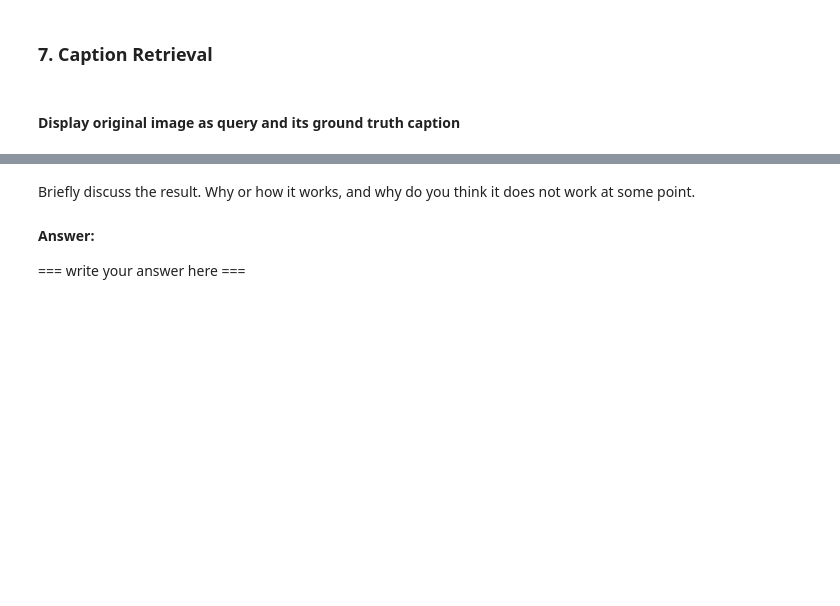
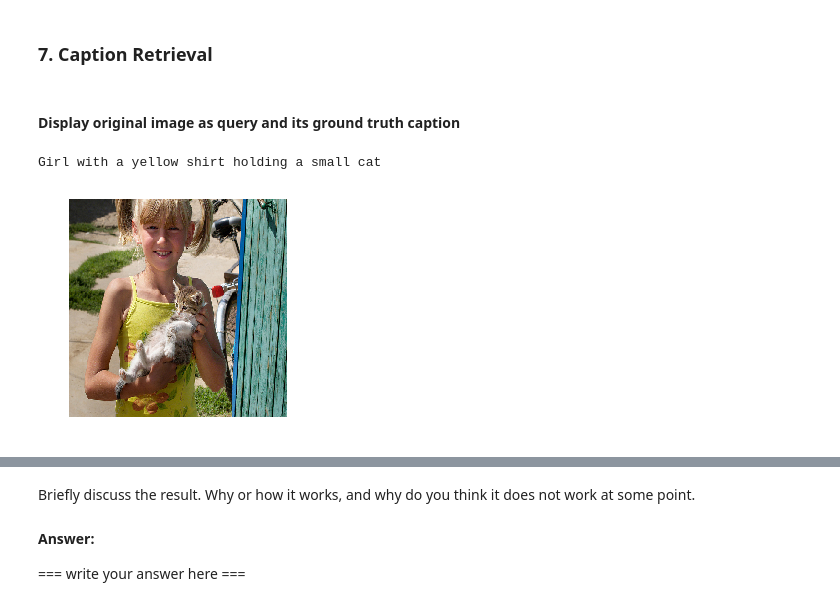
Before and after one commit to diederikw/DaphneDiederikTeam, a Jupyter notebook: Assignment 3/Assignment-3.3.ipynb, the cells around one changed output, grey strips where cells are left out. Cells and saved outputs as stored; diff of their text form; code cells hidden in the pictures; blank space fills up the shorter version.

```diff
--- a/Assignment 3/Assignment-3.3.ipynb
+++ b/Assignment 3/Assignment-3.3.ipynb
@@ -15,8 +15,8 @@ import numpy as np
 import pandas as pd
 from collections import OrderedDict
 
-#DATA_PATH = 'img_cap_coco' #(If Google colab)
-DATA_PATH = 'data'
+DATA_PATH = 'img_cap_coco' #(If Google colab)
+#DATA_PATH = 'data' #(If local)
 EMBEDDING_PATH = 'embeddings'
 MODEL_PATH = 'models'
 # %% [markdown]
@@ -461,17 +545,30 @@ from keras.preprocessing import image
 # %%
 # YOUR CODE HERE
 
+IMAGE_DATA = 'val2014'
+
+# Load models
+image_model = load_model(os.path.join(MODEL_PATH,'image_model.h5'))
+caption_model = load_model(os.path.join(MODEL_PATH,'caption_model.h5'))
+
+# Load reps
+caption_representations = np.load('caption-rep.npy')
+image_representations = np.load('image-rep.npy')
+
 # choose one image_id from validation set
 # use this id to get filepath of image
-img_id =
-filepath_image =
+img_id = 2
+original_caption = val_caps[val_caption_ids[img_id]].capitalize()
+filepath_image = find_image_url(find_image_id(caption=original_caption))
 
 # display original caption
-original_caption =
 print(original_caption)
 
 # DO NOT CHANGE BELOW CODE
 img = image.load_img(os.path.join(IMAGE_DATA,filepath_image), target_size=(224,224))
 plt.imshow(img)
 plt.axis("off")
 plt.show()
+# %% [output]
+Girl with a yellow shirt holding a small cat
+[figure, added]
```
Also changed, not shown: parts of 19 cells of this notebook, 1 other file.
